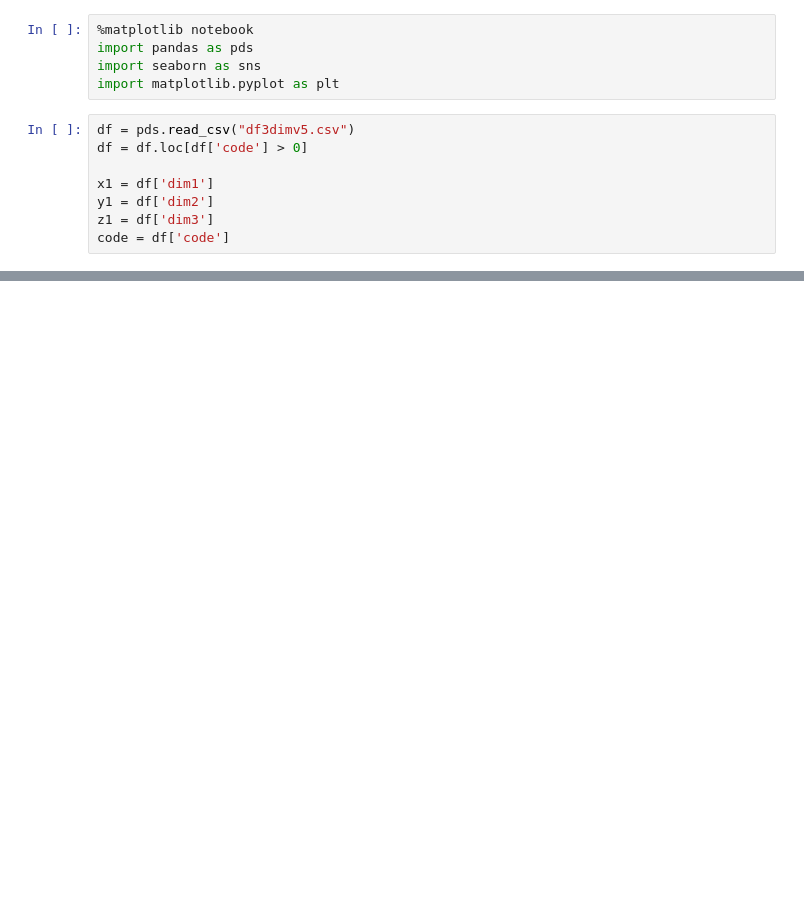
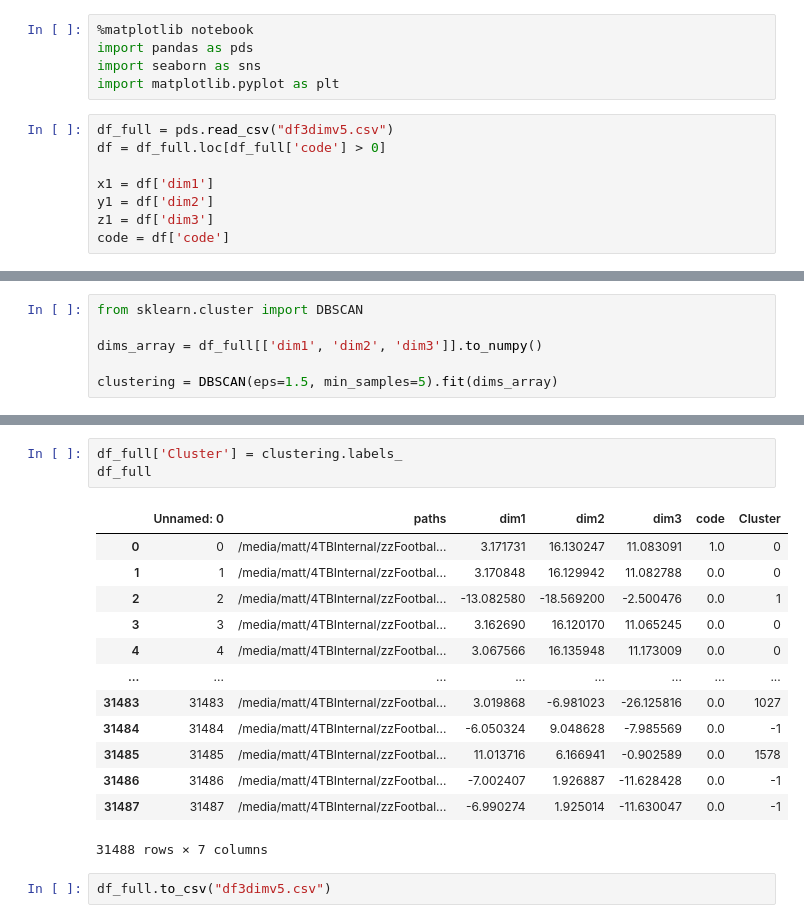
Before and after one commit to SociallyCompute/RJI-Photo, a Jupyter notebook: Displaying Latent Space Clustering.ipynb, the cells around one changed output, grey strips where cells are left out. Saved outputs shown, nothing was run; the diff lists cells and outputs as text; blank space fills up the shorter version.

```diff
--- a/Displaying Latent Space Clustering.ipynb
+++ b/Displaying Latent Space Clustering.ipynb
@@ -4,8 +4,8 @@ import pandas as pds
 import seaborn as sns
 import matplotlib.pyplot as plt
 # %%
-df = pds.read_csv("df3dimv5.csv")
-df = df.loc[df['code'] > 0]
+df_full = pds.read_csv("df3dimv5.csv")
+df = df_full.loc[df_full['code'] > 0]
 
 x1 = df['dim1']
 y1 = df['dim2']
@@ -30,3 +30,9 @@ plt.show()
 # %% [output]
 [interactive output not drawn]
 [interactive output not drawn]
+# %%
+from sklearn.cluster import DBSCAN
+
+dims_array = df_full[['dim1', 'dim2', 'dim3']].to_numpy()
+
+clustering = DBSCAN(eps=1.5, min_samples=5).fit(dims_array)
@@ -32,0 +64,19 @@ plt.show()
+# %%
+df_full['Cluster'] = clustering.labels_
+df_full
+# %% [output]
+|  | Unnamed: 0 | paths | dim1 | dim2 | dim3 | code | Cluster |
+| 0 | 0 | /media/matt/4TBInternal/zzFootbal... | 3.171731 | 16.130247 | 11.083091 | 1.0 | 0 |
+| 1 | 1 | /media/matt/4TBInternal/zzFootbal... | 3.170848 | 16.129942 | 11.082788 | 0.0 | 0 |
+| 2 | 2 | /media/matt/4TBInternal/zzFootbal... | -13.082580 | -18.569200 | -2.500476 | 0.0 | 1 |
+| 3 | 3 | /media/matt/4TBInternal/zzFootbal... | 3.162690 | 16.120170 | 11.065245 | 0.0 | 0 |
+| 4 | 4 | /media/matt/4TBInternal/zzFootbal... | 3.067566 | 16.135948 | 11.173009 | 0.0 | 0 |
+| ... | ... | ... | ... | ... | ... | ... | ... |
+| 31483 | 31483 | /media/matt/4TBInternal/zzFootbal... | 3.019868 | -6.981023 | -26.125816 | 0.0 | 1027 |
+| 31484 | 31484 | /media/matt/4TBInternal/zzFootbal... | -6.050324 | 9.048628 | -7.985569 | 0.0 | -1 |
+| 31485 | 31485 | /media/matt/4TBInternal/zzFootbal... | 11.013716 | 6.166941 | -0.902589 | 0.0 | 1578 |
+| 31486 | 31486 | /media/matt/4TBInternal/zzFootbal... | -7.002407 | 1.926887 | -11.628428 | 0.0 | -1 |
+| 31487 | 31487 | /media/matt/4TBInternal/zzFootbal... | -6.990274 | 1.925014 | -11.630047 | 0.0 | -1 |
+31488 rows × 7 columns
+# %%
+df_full.to_csv("df3dimv5.csv")
```
Also changed, not shown: parts of 2 cells of this notebook, 10 other files.
